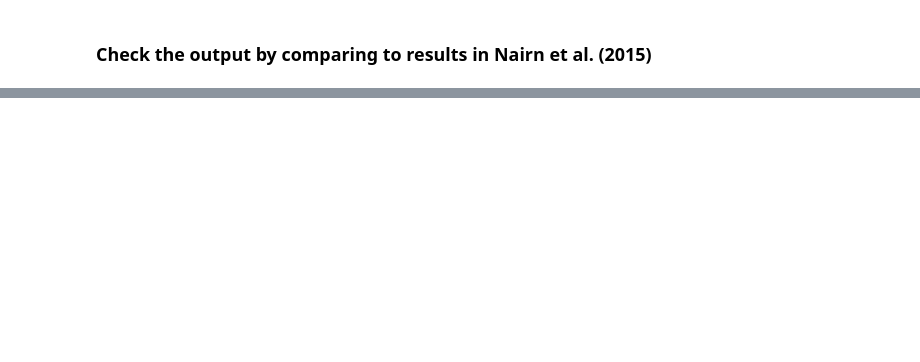
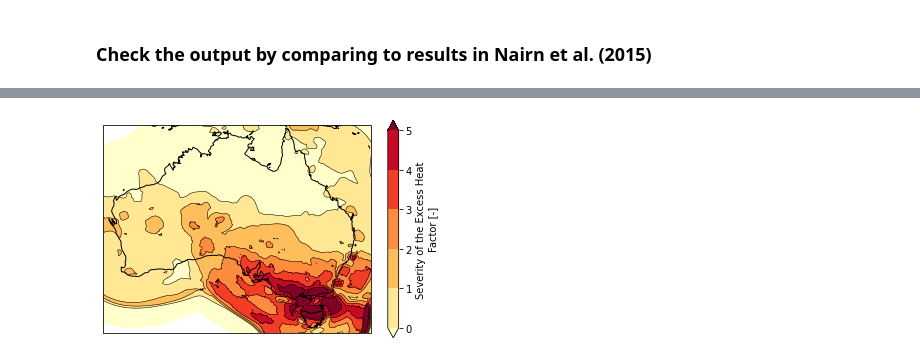
Before and after one commit to dougiesquire/CAFE-f6_documentation, a Jupyter notebook: notebooks/exploratory/calculate_EHF.ipynb, the cells around one changed output, grey strips where cells are left out. Saved outputs shown, nothing was run; the diff lists cells and outputs as text; code cells hidden in the pictures; blank space fills up the shorter version.

```diff
--- a/notebooks/exploratory/calculate_EHF.ipynb
+++ b/notebooks/exploratory/calculate_EHF.ipynb
@@ -905,0 +365,30 @@ client.close()
+# %%
+Fig_17 = (
+    agcd["EHF_severity"]
+    .sel(time=slice("2009-01-21", "2009-02-09"))
+    .max("time")
+    .compute()
+)
+
+Fig_17.plot.contourf(
+    levels=6,
+    vmin=0,
+    vmax=5,
+    cmap="YlOrRd",
+    subplot_kws=dict(projection=ccrs.PlateCarree(180)),
+    transform=ccrs.PlateCarree(),
+)
+p = Fig_17.plot.contour(
+    levels=6,
+    vmin=0,
+    vmax=5,
+    colors="k",
+    linewidths=0.5,
+    subplot_kws=dict(projection=ccrs.PlateCarree(180)),
+    transform=ccrs.PlateCarree(),
+)
+
+p.axes.coastlines()
+_ = plt.title("")
+# %% [output]
+[figure, added]
```
Also changed, not shown: parts of 37 cells of this notebook.
